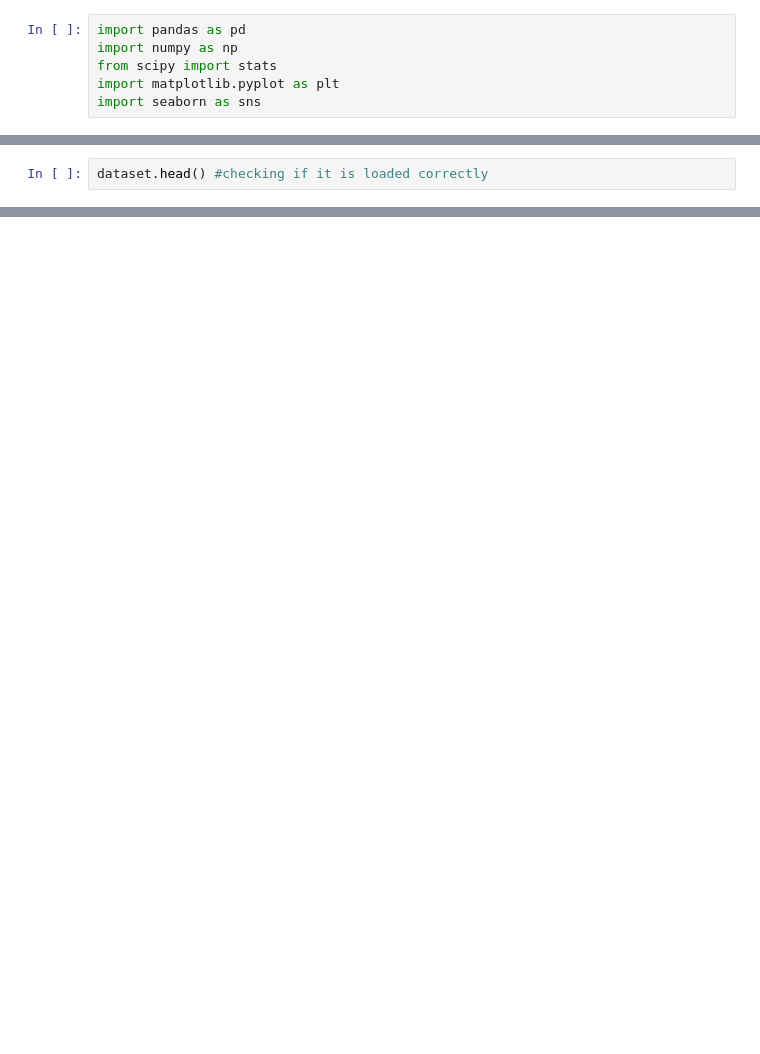
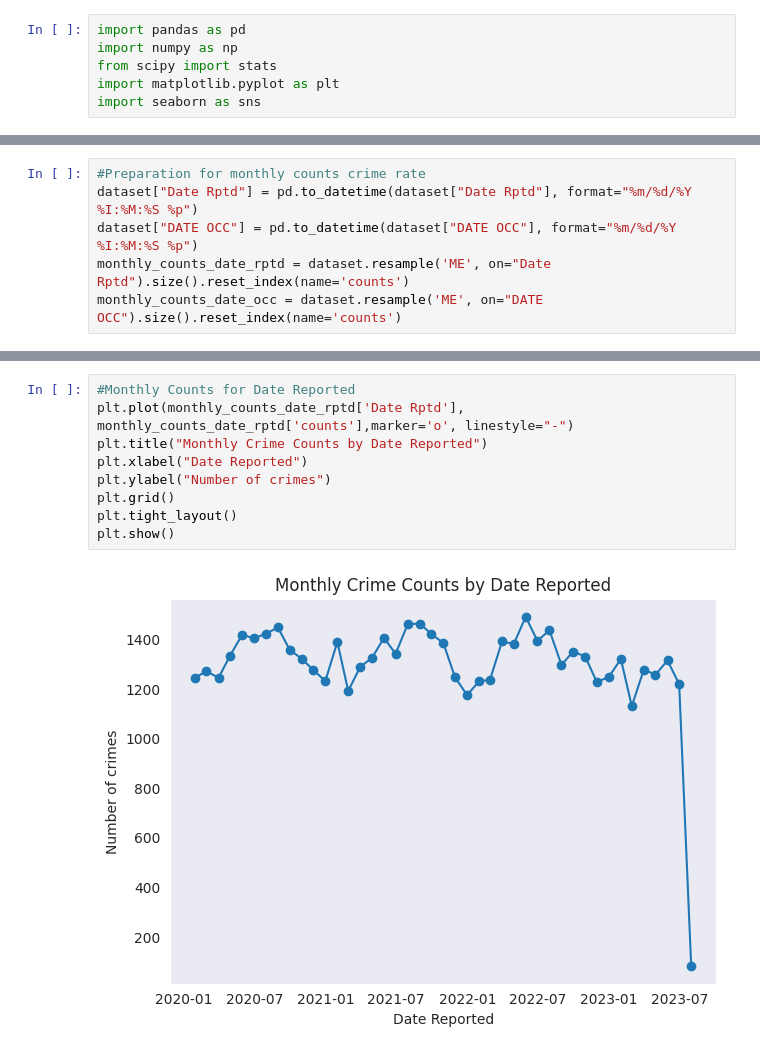
Before and after one commit to AAlimurung/APPLIED-AI-Datasets, a Jupyter notebook: main.ipynb, the cells around one changed output, grey strips where cells are left out. Drawn from its saved outputs; the diff is of its cells as text; blank space fills up the shorter version.

```diff
--- a/main.ipynb
+++ b/main.ipynb
@@ -9,2 +24,6 @@ dataset = pd.read_csv("Dataset/CrimeData.csv")
 # %%
-dataset.head() #checking if it is loaded correctly
+#Preparation for monthly counts crime rate
+dataset["Date Rptd"] = pd.to_datetime(dataset["Date Rptd"], format="%m/%d/%Y %I:%M:%S %p")
+dataset["DATE OCC"] = pd.to_datetime(dataset["DATE OCC"], format="%m/%d/%Y %I:%M:%S %p")
+monthly_counts_date_rptd = dataset.resample('ME', on="Date Rptd").size().reset_index(name='counts')
+monthly_counts_date_occ = dataset.resample('ME', on="DATE OCC").size().reset_index(name='counts')
@@ -17,0 +30,11 @@ dataset.head() #checking if it is loaded correctly
+# %%
+#Monthly Counts for Date Reported
+plt.plot(monthly_counts_date_rptd['Date Rptd'], monthly_counts_date_rptd['counts'],marker='o', linestyle="-")
+plt.title("Monthly Crime Counts by Date Reported")
+plt.xlabel("Date Reported")
+plt.ylabel("Number of crimes")
+plt.grid()
+plt.tight_layout()
+plt.show()
+# %% [output]
+[figure, added]
```
Also changed, not shown: parts of 4 cells of this notebook, 1 other file.
